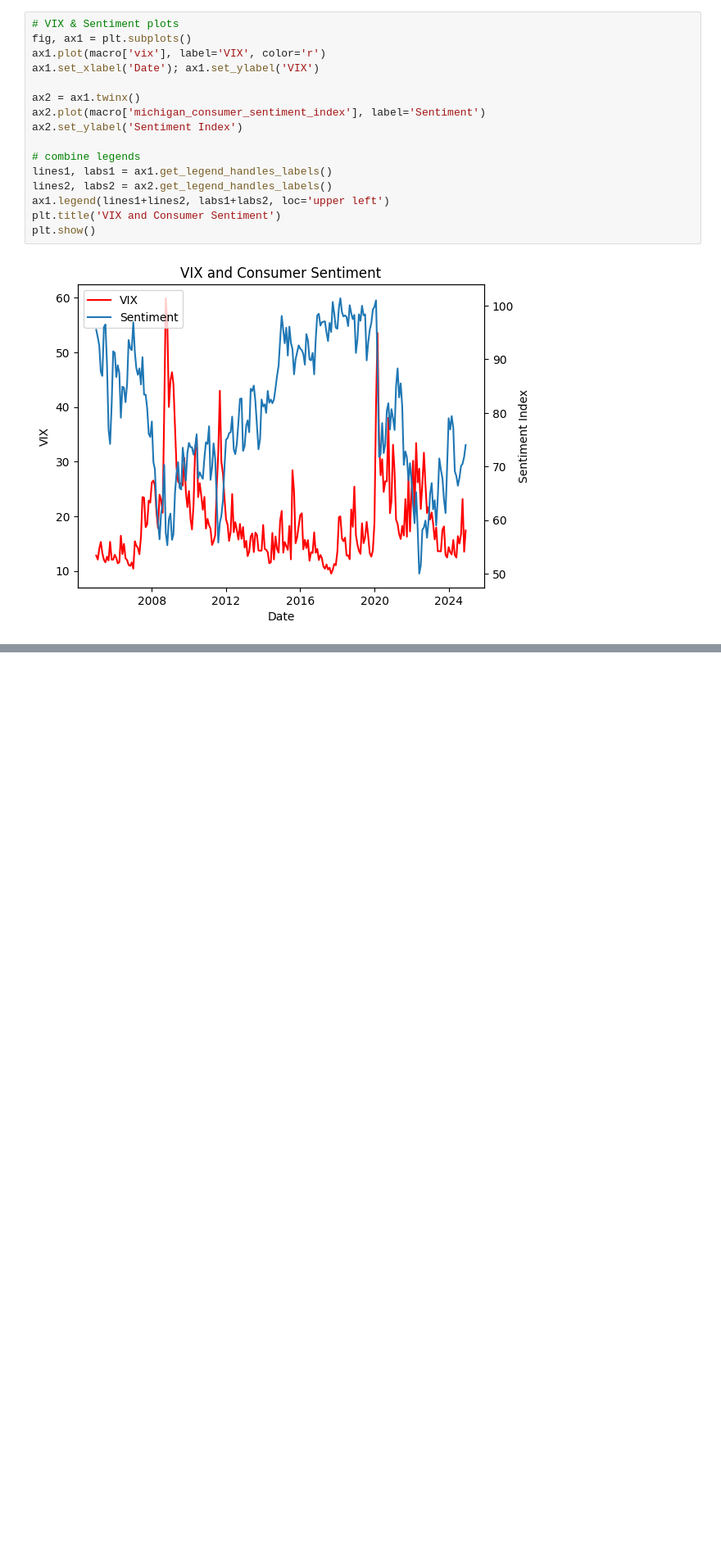
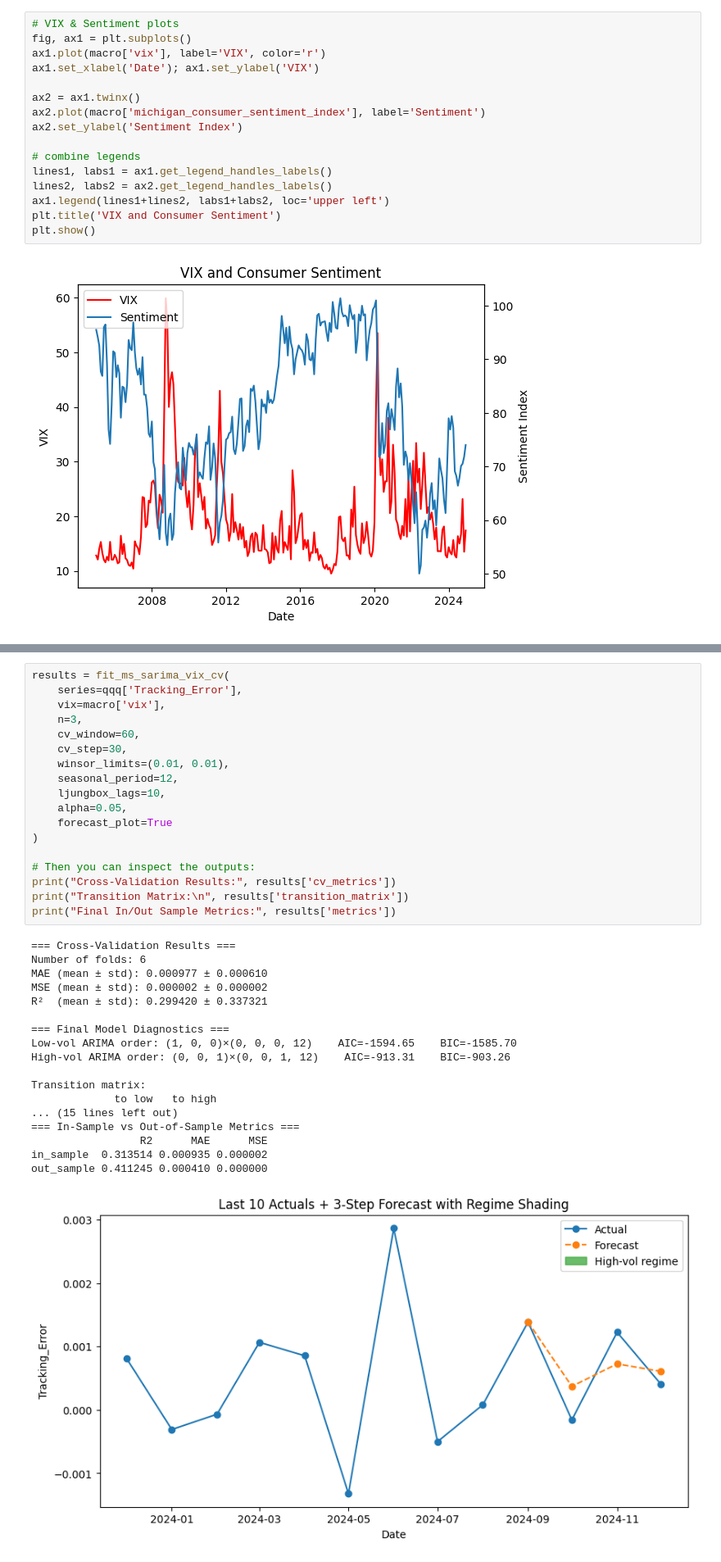
Before and after one commit to AatishDA1/ETF_TD_Forecasting, a Jupyter notebook: forecsating_models/qqq_te_forecasting.ipynb, the cells around one changed output, grey strips where cells are left out. Shown: that part at 82% size. Cells and saved outputs as stored; diff of their text form; blank space fills up the shorter version.

```diff
--- a/forecsating_models/qqq_te_forecasting.ipynb
+++ b/forecsating_models/qqq_te_forecasting.ipynb
@@ -370,0 +736,37 @@ out_sample 0.459988 0.000352 0.000000
+# %%
+results = fit_ms_sarima_vix_cv(
+    series=qqq['Tracking_Error'],
+    vix=macro['vix'],
+    n=3,
+    cv_window=60,
+    cv_step=30,
+    winsor_limits=(0.01, 0.01),
+    seasonal_period=12,
+    ljungbox_lags=10,
+    alpha=0.05,
+    forecast_plot=True
+)
+
+# Then you can inspect the outputs:
+print("Cross-Validation Results:", results['cv_metrics'])
+print("Transition Matrix:\n", results['transition_matrix'])
+print("Final In/Out Sample Metrics:", results['metrics'])
+# %% [output]
+=== Cross-Validation Results ===
+Number of folds: 6
+MAE (mean ± std): 0.000977 ± 0.000610
+MSE (mean ± std): 0.000002 ± 0.000002
+R²  (mean ± std): 0.299420 ± 0.337321
+
+=== Final Model Diagnostics ===
+Low-vol ARIMA order: (1, 0, 0)×(0, 0, 0, 12)    AIC=-1594.65    BIC=-1585.70
+High-vol ARIMA order: (0, 0, 1)×(0, 0, 1, 12)    AIC=-913.31    BIC=-903.26
+
+Transition matrix:
+             to low   to high
+... (15 lines left out)
+=== In-Sample vs Out-of-Sample Metrics ===
+                 R2      MAE      MSE
+in_sample  0.313514 0.000935 0.000002
+out_sample 0.411245 0.000410 0.000000
+[figure, added]
```
Also changed, not shown: parts of 10 cells of this notebook.
